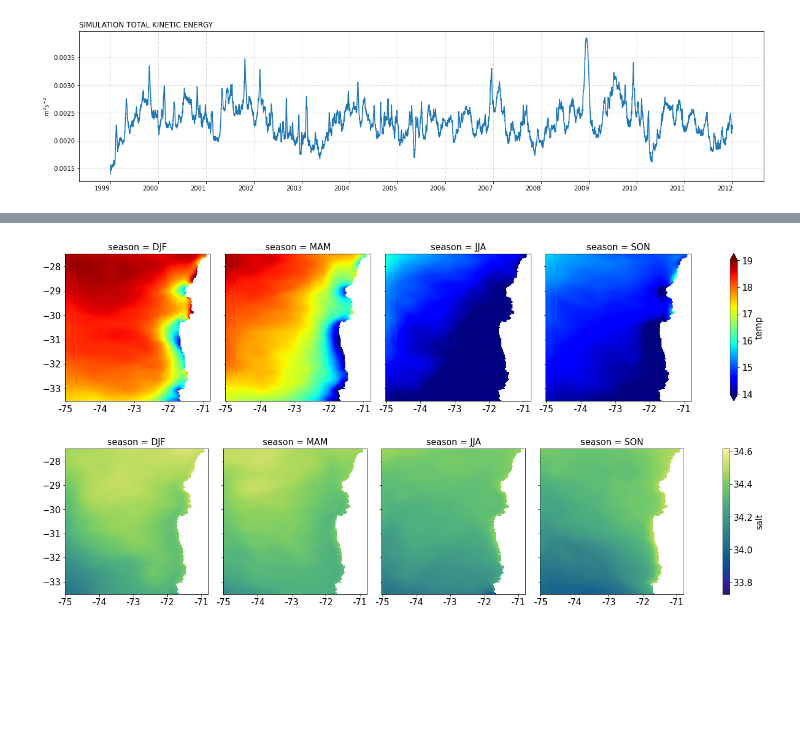
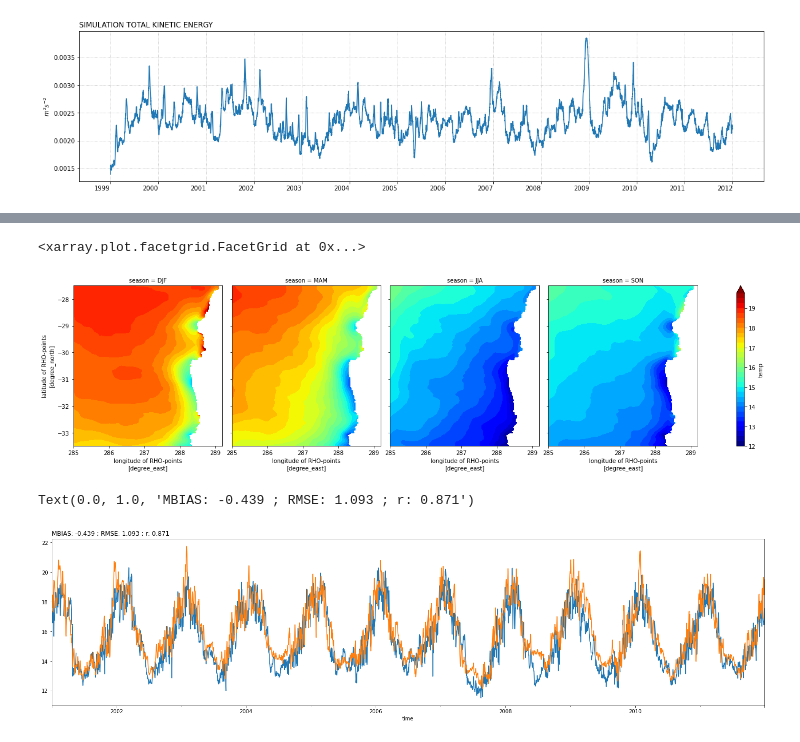
Before and after one commit to lucasglasner/CROCOSIMS, a Jupyter notebook: SIMSEQUIA/exploration_rund0control.ipynb, the cells around one changed output, grey strips where cells are left out. Drawn from its saved outputs; the diff is of its cells as text; code cells hidden in the pictures; blank space fills up the shorter version.

```diff
--- a/SIMSEQUIA/exploration_rund0control.ipynb
+++ b/SIMSEQUIA/exploration_rund0control.ipynb
@@ -109,12 +84,0 @@ ostia_season.plot(col='season', figsize=(20,5), cmap='jet', vmin=14,vmax=19)
-# %%
-plt.rc('font', size=15)
-plot = sst.groupby('time.season').mean().sel(season=['DJF','MAM','JJA','SON']).plot(x='lon_rho',y='lat_rho', col='season', cmap='jet', figsize=(20,5), vmin=14,vmax=19)
-ax   = plot.axes
-for x in ax.ravel():
-    sst[0].where(sst[0]==0).plot(ax=x, x='lon_rho',y='lat_rho', add_colorbar=False, cmap='bone', add_labels=False)
-    x.set_ylabel('')
-    x.set_xlabel('')
-    x.set_xticklabels(x.get_xticks().astype(int)-360)
-# sst.groupby('time.season').mean().sel(season=['DJF','MAM','JJA','SON']).plot(x='lon_rho',y='lat_rho', col='season', cmap='jet', figsize=(20,5))
-# %% [output]
-[figure, removed]
@@ -124,12 +85,5 @@ bias     = regridder(sst.groupby('time.dayofyear').mean())-ostia
-# %%
-plt.rc('font', size=15)
-plot = sss.groupby('time.season').mean().sel(season=['DJF','MAM','JJA','SON']).plot(x='lon_rho',y='lat_rho', col='season', cmap=cmocean.cm.haline, figsize=(20,5))
-ax   = plot.axes
-for x in ax.ravel():
-    sss[0].where(sss[0]==0).plot(ax=x, x='lon_rho',y='lat_rho', add_colorbar=False, cmap='bone', add_labels=False)
-    x.set_ylabel('')
-    x.set_xlabel('')
-    x.set_xticklabels(x.get_xticks().astype(int)-360)
-# sst.groupby('time.season').mean().sel(season=['DJF','MAM','JJA','SON']).plot(x='lon_rho',y='lat_rho', col='season', cmap='jet', figsize=(20,5))
-# %% [output]
-[figure, removed]
+# %%
+sst.groupby('time.season').mean().sel(season=['DJF','MAM','JJA','SON']).plot.contourf(col='season', figsize=(20,5), cmap='jet', levels=np.arange(12,20,0.25), x='lon_rho', y='lat_rho')
+# %% [output]
+<xarray.plot.facetgrid.FacetGrid at 0x...>
+[figure, added]
@@ -135,0 +95,12 @@ for x in ax.ravel():
+# %%
+from scipy.stats import pearsonr
+fig, ax = plt.subplots(1,1, figsize=(25,6))
+sst_coquimbo.plot(ax=ax)
+sstcroco_coquimbo.plot(ax=ax)
+ax.set_title('MBIAS: {:.3f} ; RMSE: {:.3f} ; r: {:.3f}'.format((sst_coquimbo-sstcroco_coquimbo).mean(),
+                                                            ((sst_coquimbo-sstcroco_coquimbo)**2).mean()**0.5,
+                                                            pearsonr(sst_coquimbo.interpolate(), sstcroco_coquimbo)[0]),
+             loc='left')
+# %% [output]
+Text(0.0, 1.0, 'MBIAS: -0.439 ; RMSE: 1.093 ; r: 0.871')
+[figure, added]
```
Also changed, not shown: parts of 13 cells of this notebook, 8 other files.
